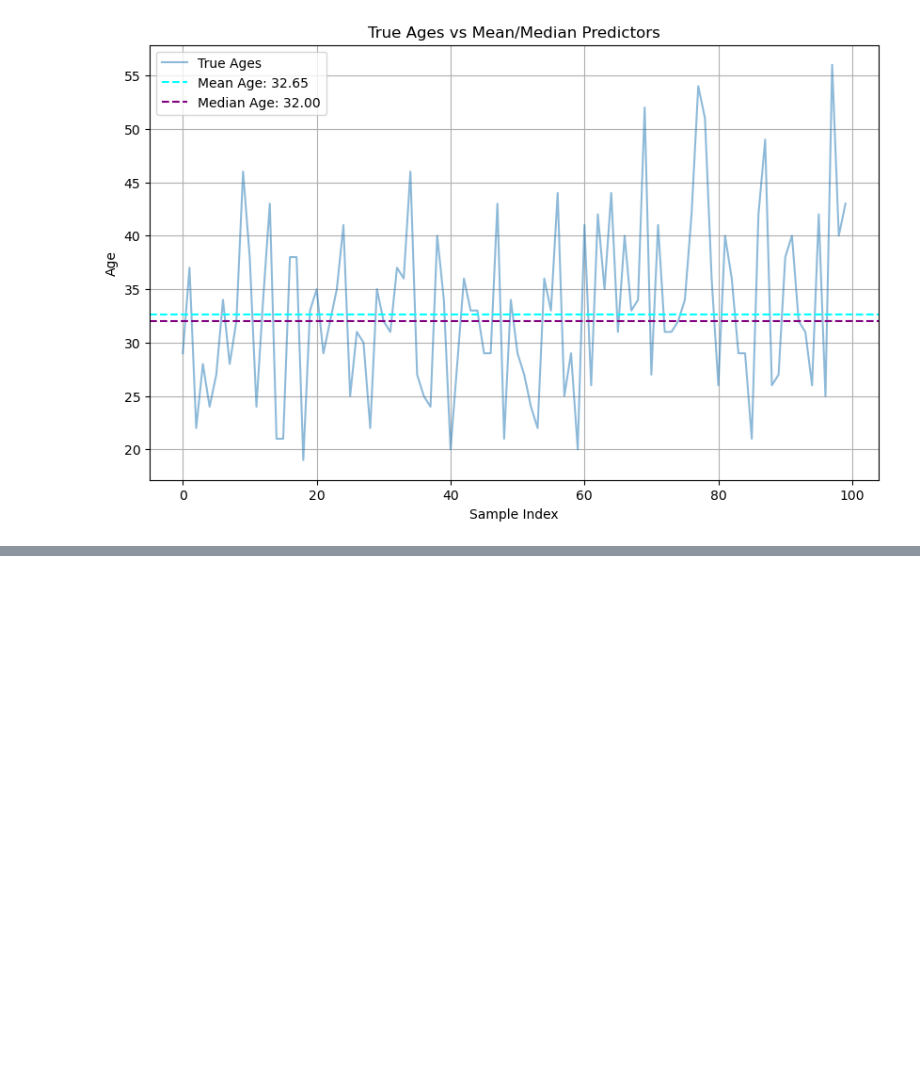
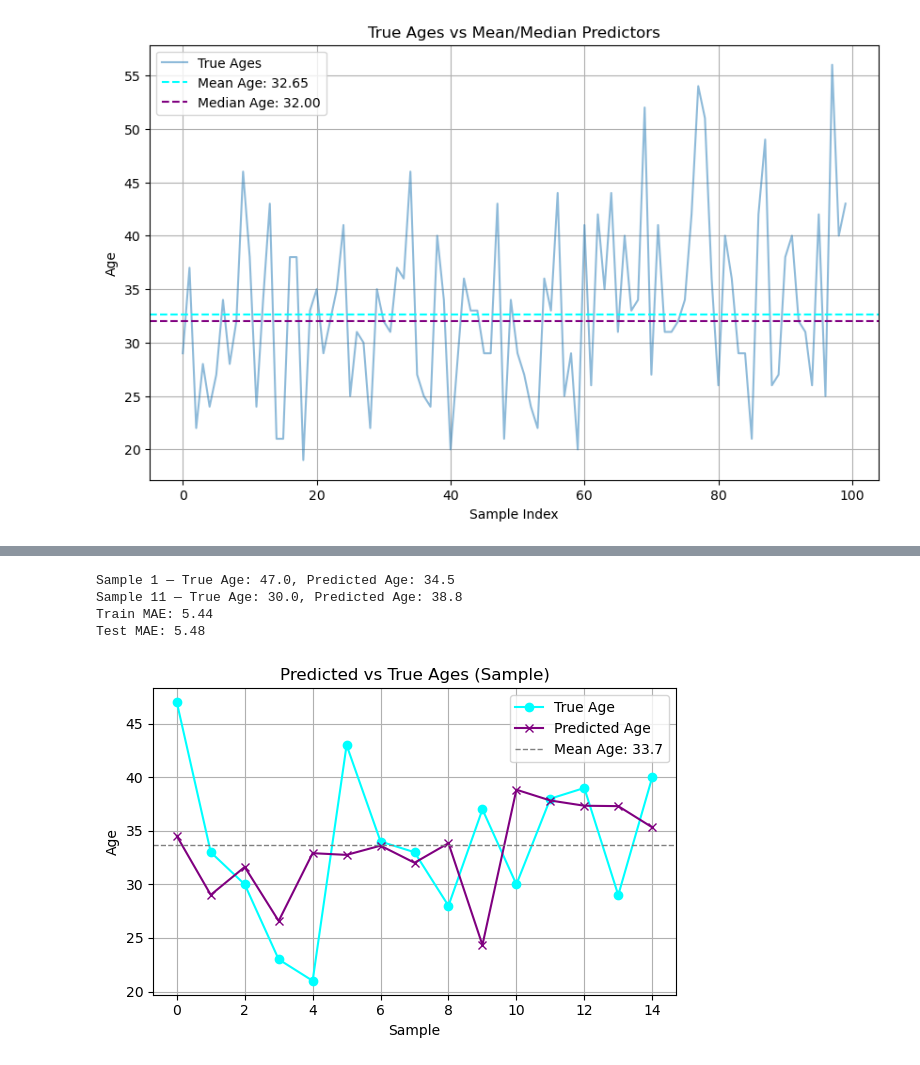
Before and after one commit to shpingus/OkCupidAnalysis, a Jupyter notebook: Playing with Database.ipynb, the cells around one changed output, grey strips where cells are left out. Saved outputs shown, nothing was run; the diff lists cells and outputs as text; code cells hidden in the pictures; blank space fills up the shorter version.

```diff
--- a/Playing with Database.ipynb
+++ b/Playing with Database.ipynb
@@ -412,0 +934,8 @@ train_loader.sampler
+# %%
+plot_model_performance(simple_model)
+# %% [output]
+Sample 1 — True Age: 47.0, Predicted Age: 34.5
+Sample 11 — True Age: 30.0, Predicted Age: 38.8
+Train MAE: 5.44
+Test MAE: 5.48
+[figure, added]
```
Also changed, not shown: parts of 32 cells of this notebook.
